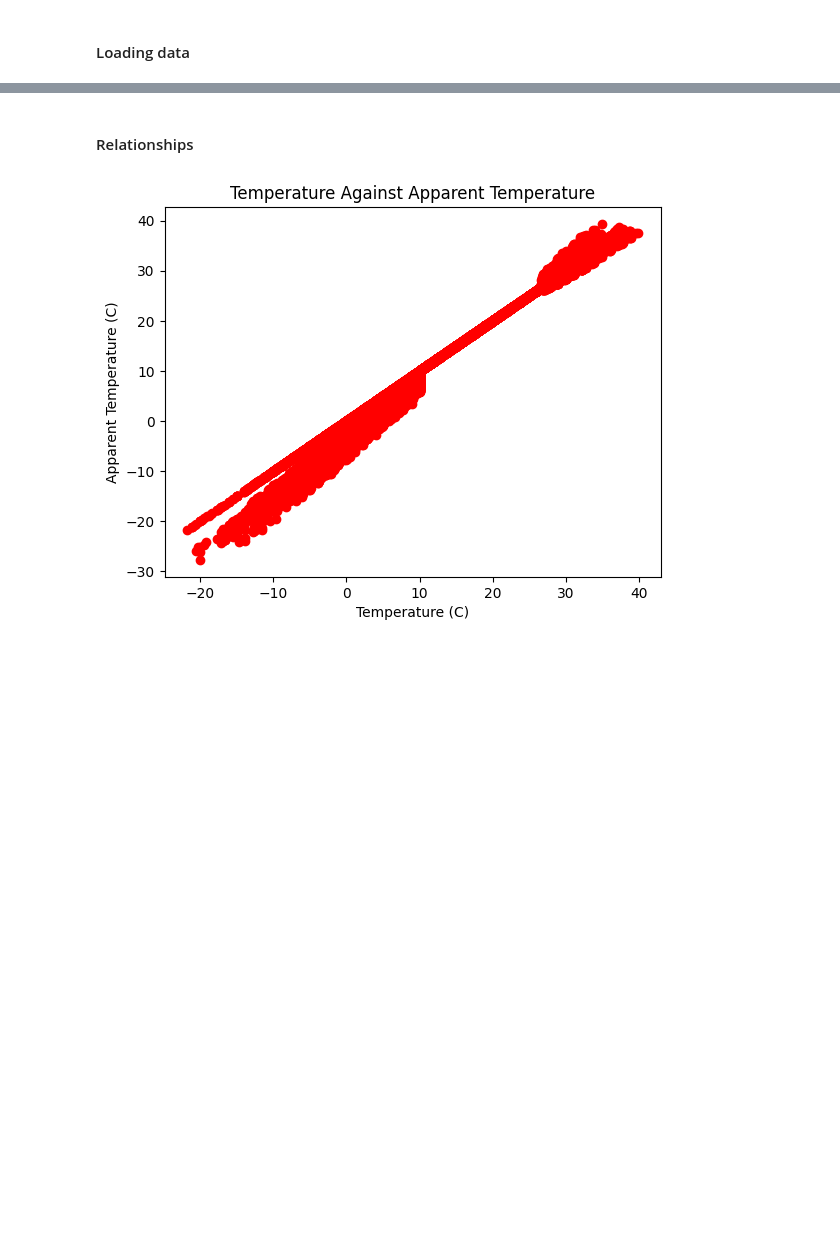
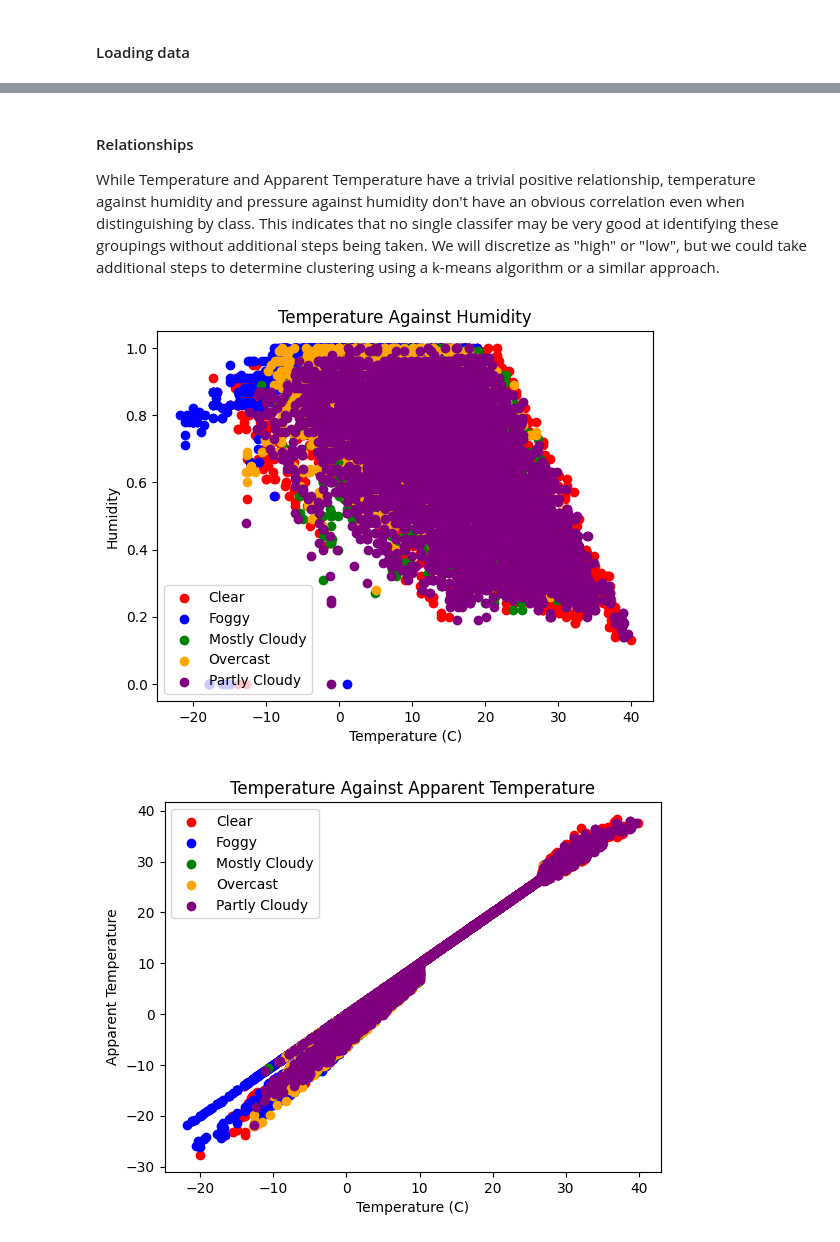
Before and after one commit to IsaacSShade/CPSC-322-Data-Science-Project, a Jupyter notebook: technical-report.ipynb, the cells around one changed output, grey strips where cells are left out. Saved outputs shown, nothing was run; the diff lists cells and outputs as text; code cells hidden in the pictures; blank space fills up the shorter version.

```diff
--- a/technical-report.ipynb
+++ b/technical-report.ipynb
@@ -84,7 +84,7 @@ weather_data.save_to_file("output-data/weatherHistory_normalized_and_cleaned.csv
 # %%
 weather_data = MyPyTable().load_from_file("output-data/weatherHistory_normalized_and_cleaned.csv")
 
-all_ys = [val[0] for val in weather_data.select_columns(["Summary"]).data]
-weather_x_data = weather_data.select_columns(["Formatted Date", "Temperature (C)", "Apparent Temperature (C)",
+ys = [val[0] for val in weather_data.select_columns(["Summary"]).data]
+weather_x_data = weather_data.select_columns(["Temperature (C)", "Apparent Temperature (C)",
                                       "Humidity", "Wind Speed (km/h)", "Wind Bearing (degrees)", "Visibility (km)", "Pressure (millibars)"])
-all_xs = weather_x_data.data
+xs = weather_x_data.data
@@ -91 +94,14 @@ all_xs = weather_x_data.data
+# %%
+allowed = {'Overcast', 'Partly Cloudy', 'Mostly Cloudy', 'Clear', 'Foggy'}
+limit = 7148
+
+counts = {val: 0 for val in allowed}
+all_xs = []
+all_ys = []
+for i, row  in enumerate(xs):
+    y_val = ys[i]
+    if y_val in allowed and counts[y_val] < limit:
+        all_xs.append(row)
+        all_ys.append(y_val)
+        counts[y_val] += 1
 # %% [markdown]
@@ -123,16 +138,58 @@ plt.show()
 # %% [markdown]
 #### Relationships
+
+While Temperature and Apparent Temperature have a trivial positive relationship, temperature against humidity and pressure against humidity don't have an obvious correlation even when distinguishing by class. This indicates that no single classifer may be very good at identifying these groupings without additional steps being taken. We will discretize as "high" or "low", but we could take additional steps to determine clustering using a k-means algorithm or a similar approach.
 # %%
-humidity = weather_data.get_column('Humidity')
-temperature = weather_data.get_column('Temperature (C)')
-pressure = weather_data.get_column('Pressure (millibars)')
-app_temp = weather_data.get_column('Apparent Temperature (C)')
+import numpy as np
+transposed_xs = [list(row) for row in zip(*all_xs)]
+humidity = np.array(transposed_xs[2])
+temperature = np.array(transposed_xs[0])
+pressure = np.array(transposed_xs[6]) # 6
+app_temp = np.array( transposed_xs[1]) # 1
+
+summary = np.array(all_ys)
+unique_vals = sorted(set(summary))
+
+color_map = dict(zip(unique_vals, ['red', 'blue', 'green', 'orange', 'purple']))
+plt.figure()
+for val in unique_vals:
+    mask = (summary == val)
+    plt.scatter(temperature[mask], humidity[mask], color=color_map[val], label=val)
+
+plt.legend()
+plt.xlabel('Temperature (C)')
+plt.ylabel('Humidity')
+plt.title('Temperature Against Humidity')
+plt.show()
+
 
 plt.figure()
-plt.scatter(x = temperature, y = app_temp, c = 'red')
+for val in unique_vals:
+    mask = (summary == val)
+    plt.scatter(temperature[mask], app_temp[mask], color=color_map[val], label=val)
+
+plt.legend()
+plt.xlabel('Temperature (C)')
+plt.ylabel('Apparent Temperature')
 plt.title('Temperature Against Apparent Temperature')
-plt.xlabel('Temperature (C)')
-plt.ylabel('Apparent Temperature (C)')
 plt.show()
+
+plt.figure()
+for val in unique_vals:
+    mask = (summary == val)
+    plt.scatter(pressure[mask], humidity[mask], color=color_map[val], label=val)
+
+plt.legend()
+plt.xlabel('Pressure')
+plt.ylabel('Humidity')
+plt.title('Pressure Against Humidity')
+plt.show()
+
+
+# plt.scatter(x = temperature, y = app_temp, c = 'red')
+# plt.title('Temperature Against Humidity')
+
+# plt.show()
 # %% [output]
-[figure, old version]
+[figure, new version]
+[figure, added]
```
Also changed, not shown: parts of 17 cells of this notebook, 2 other files.
